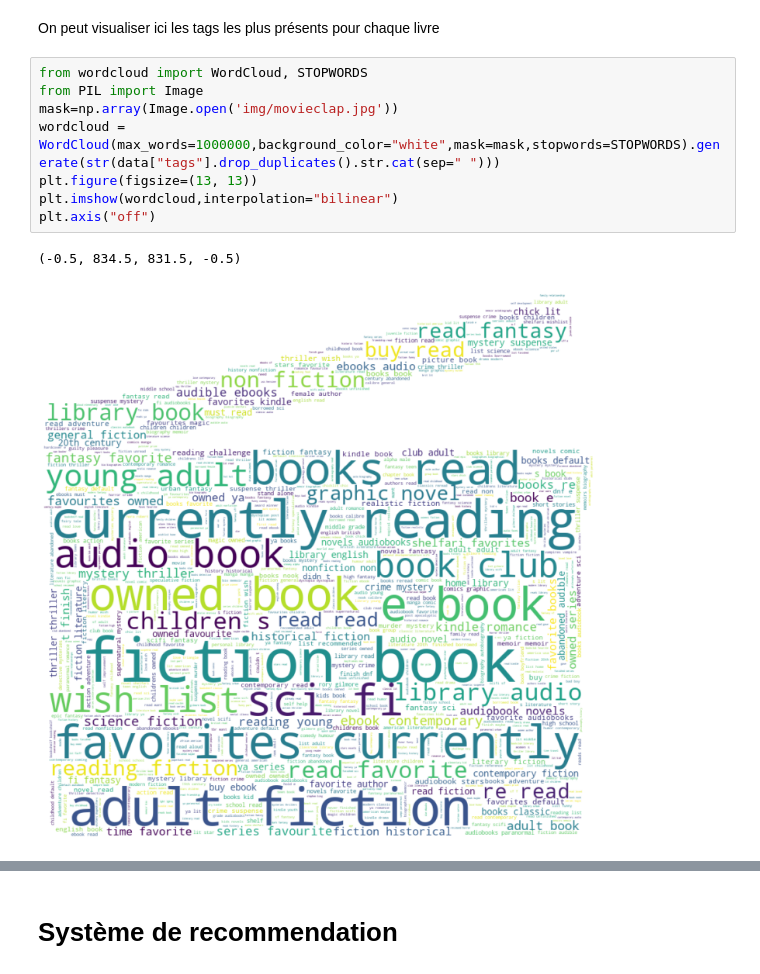
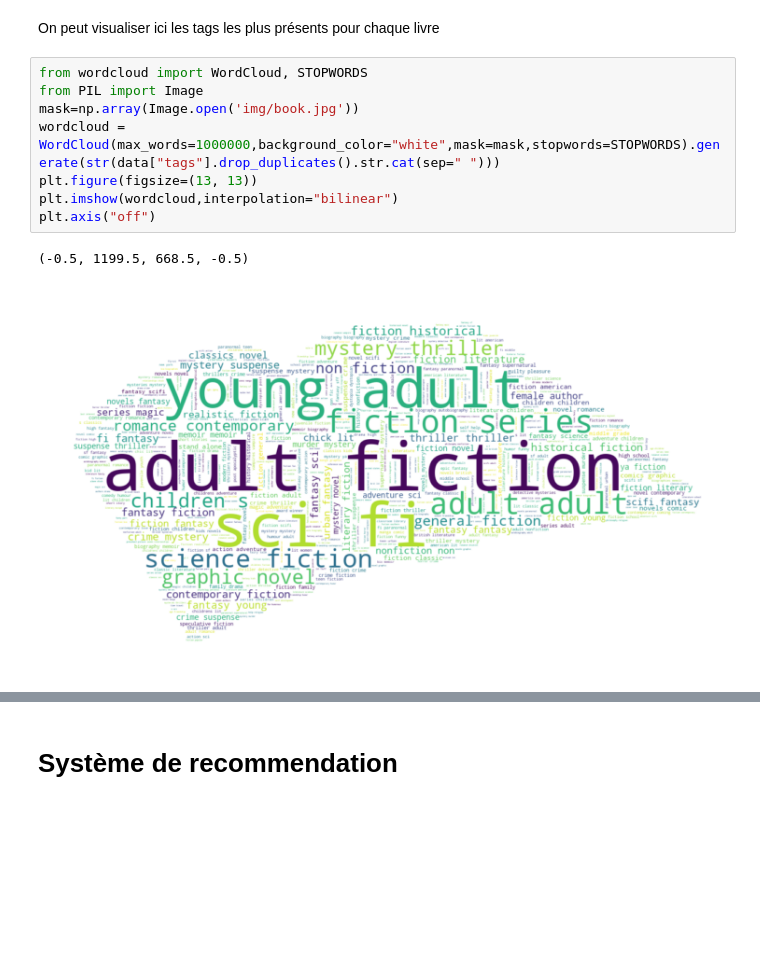
Before and after one commit to SimplonAI/books, a Jupyter notebook: analyse.ipynb, the cells around one changed output, grey strips where cells are left out. Cells and saved outputs as stored; diff of their text form; blank space fills up the shorter version.

```diff
--- a/analyse.ipynb
+++ b/analyse.ipynb
@@ -473,11 +542,11 @@ On peut visualiser ici les tags les plus présents pour chaque livre
 # %%
 from wordcloud import WordCloud, STOPWORDS
 from PIL import Image
-mask=np.array(Image.open('img/movieclap.jpg'))
+mask=np.array(Image.open('img/book.jpg'))
 wordcloud = WordCloud(max_words=1000000,background_color="white",mask=mask,stopwords=STOPWORDS).generate(str(data["tags"].drop_duplicates().str.cat(sep=" ")))
 plt.figure(figsize=(13, 13))
 plt.imshow(wordcloud,interpolation="bilinear")
 plt.axis("off")
 # %% [output]
-(-0.5, 834.5, 831.5, -0.5)
+(-0.5, 1199.5, 668.5, -0.5)
-[figure, old version]
+[figure, new version]
```
Also changed, not shown: parts of 17 cells of this notebook, 1 other file.
